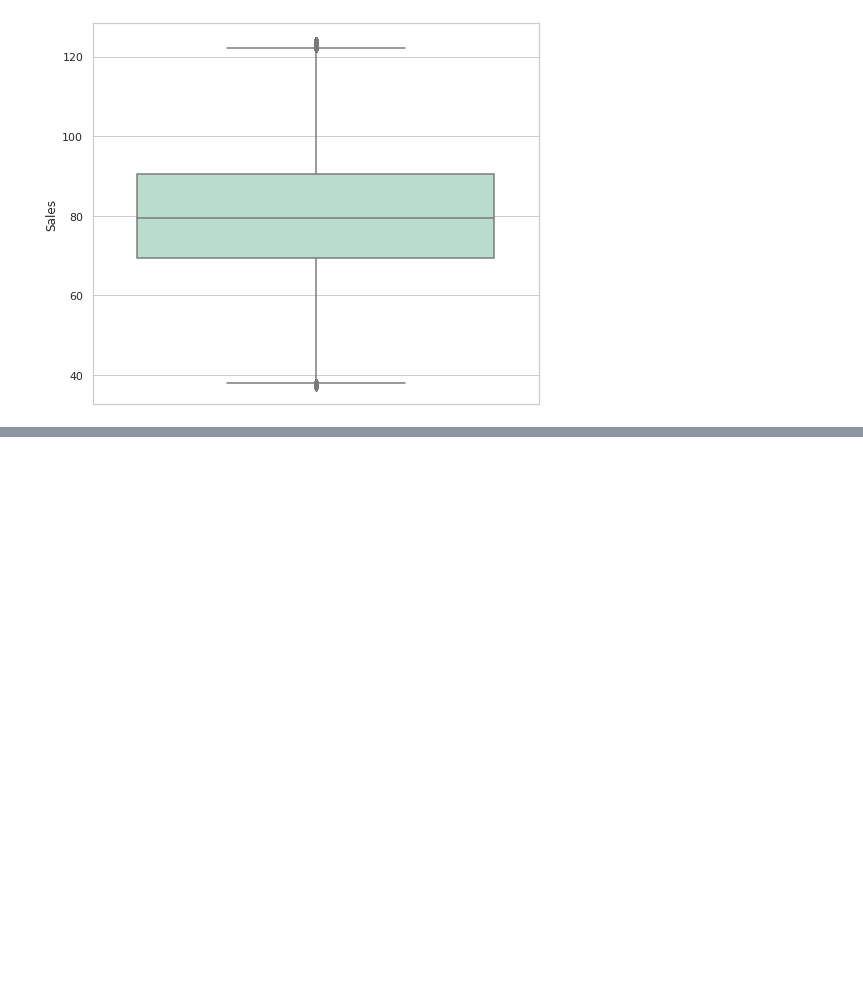
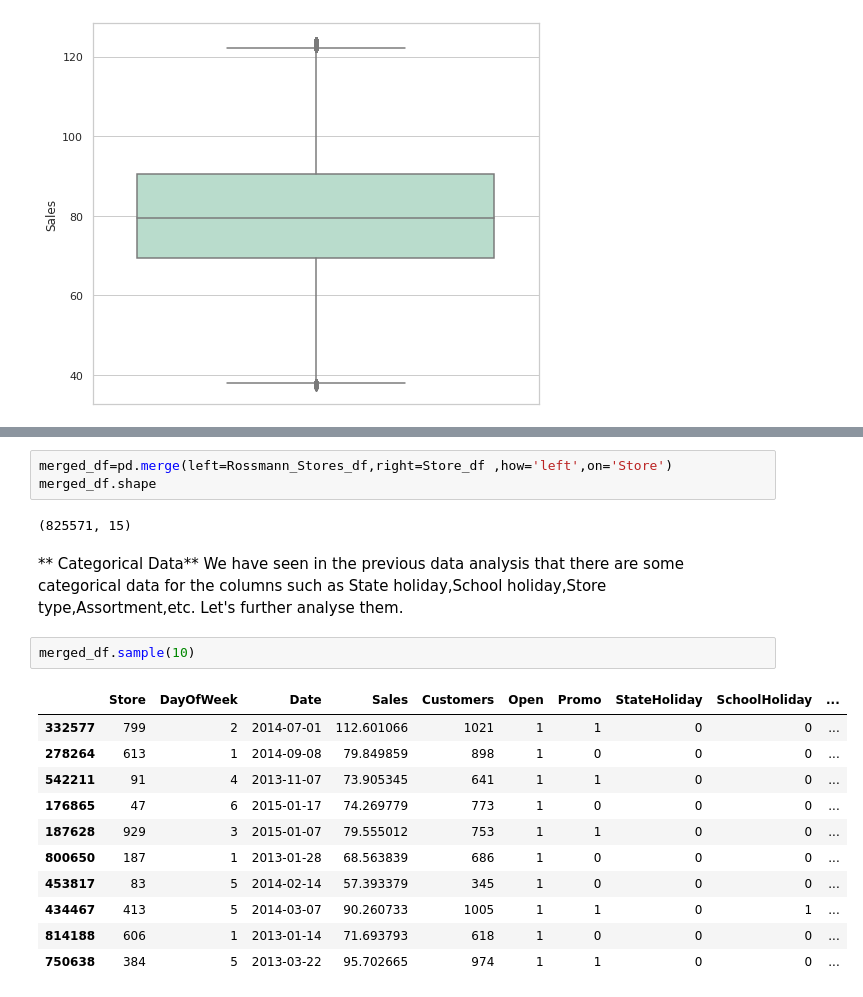
Before and after one commit to aditi10998/Rossmann_sales_prediction, a Jupyter notebook: Copy_of_Rossmann_Sales_Prediction_Capstone_Project.ipynb, the cells around one changed output, grey strips where cells are left out. Drawn from its saved outputs; the diff is of its cells as text; blank space fills up the shorter version.

```diff
--- a/Copy_of_Rossmann_Sales_Prediction_Capstone_Project.ipynb
+++ b/Copy_of_Rossmann_Sales_Prediction_Capstone_Project.ipynb
@@ -347,0 +384,23 @@ plt.show()
+# %%
+merged_df=pd.merge(left=Rossmann_Stores_df,right=Store_df ,how='left',on='Store')
+merged_df.shape
+# %% [output]
+(825571, 15)
+# %% [markdown]
+** Categorical Data**
+We have seen in the previous data analysis that there are some categorical data for the columns such as State holiday,School holiday,Store type,Assortment,etc.
+Let's further analyse them.
+# %%
+merged_df.sample(10)
+# %% [output]
+|  | Store | DayOfWeek | Date | Sales | Customers | Open | Promo | StateHoliday | SchoolHoliday | ... |
+| 332577 | 799 | 2 | 2014-07-01 | 112.601066 | 1021 | 1 | 1 | 0 | 0 | ... |
+| 278264 | 613 | 1 | 2014-09-08 | 79.849859 | 898 | 1 | 0 | 0 | 0 | ... |
+| 542211 | 91 | 4 | 2013-11-07 | 73.905345 | 641 | 1 | 1 | 0 | 0 | ... |
+| 176865 | 47 | 6 | 2015-01-17 | 74.269779 | 773 | 1 | 0 | 0 | 0 | ... |
+| 187628 | 929 | 3 | 2015-01-07 | 79.555012 | 753 | 1 | 1 | 0 | 0 | ... |
+| 800650 | 187 | 1 | 2013-01-28 | 68.563839 | 686 | 1 | 0 | 0 | 0 | ... |
+| 453817 | 83 | 5 | 2014-02-14 | 57.393379 | 345 | 1 | 0 | 0 | 0 | ... |
+| 434467 | 413 | 5 | 2014-03-07 | 90.260733 | 1005 | 1 | 1 | 0 | 1 | ... |
+| 814188 | 606 | 1 | 2013-01-14 | 71.693793 | 618 | 1 | 0 | 0 | 0 | ... |
+| 750638 | 384 | 5 | 2013-03-22 | 95.702665 | 974 | 1 | 1 | 0 | 0 | ... |
```
Also changed, not shown: parts of 27 cells of this notebook.
